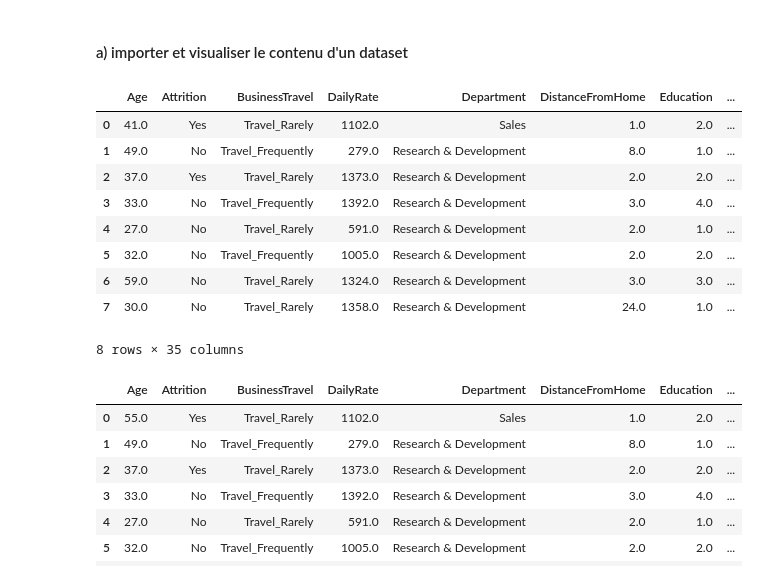
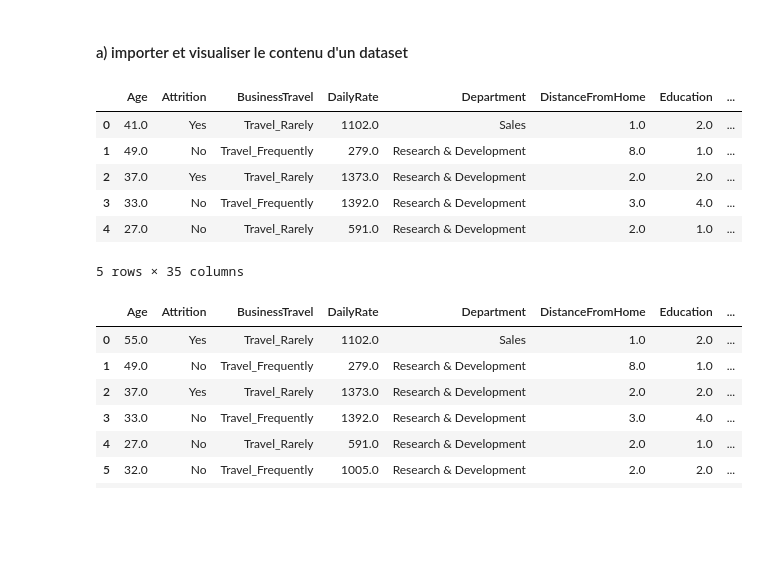
Before and after one commit to ferrorra/DataMining, a Jupyter notebook: Projet/Partie1/EDA.ipynb, the cells around one changed output. Cells and saved outputs as stored; diff of their text form; code cells hidden in the pictures; blank space fills up the shorter version.

```diff
--- a/Projet/Partie1/EDA.ipynb
+++ b/Projet/Partie1/EDA.ipynb
@@ -13,18 +13,15 @@ warnings.filterwarnings("ignore")
 #### a) importer et visualiser le contenu d'un dataset
 # %%
 df = pd.read_excel("Dataset1_ HR-EmployeeAttrition.xlsx")
-df.head(8)
+df.head()
 # %% [output]
 |  | Age | Attrition | BusinessTravel | DailyRate | Department | DistanceFromHome | Education | ... |
 | 0 | 41.0 | Yes | Travel_Rarely | 1102.0 | Sales | 1.0 | 2.0 | ... |
 | 1 | 49.0 | No | Travel_Frequently | 279.0 | Research & Development | 8.0 | 1.0 | ... |
 | 2 | 37.0 | Yes | Travel_Rarely | 1373.0 | Research & Development | 2.0 | 2.0 | ... |
 | 3 | 33.0 | No | Travel_Frequently | 1392.0 | Research & Development | 3.0 | 4.0 | ... |
 | 4 | 27.0 | No | Travel_Rarely | 591.0 | Research & Development | 2.0 | 1.0 | ... |
-| 5 | 32.0 | No | Travel_Frequently | 1005.0 | Research & Development | 2.0 | 2.0 | ... |
-| 6 | 59.0 | No | Travel_Rarely | 1324.0 | Research & Development | 3.0 | 3.0 | ... |
-| 7 | 30.0 | No | Travel_Rarely | 1358.0 | Research & Development | 24.0 | 1.0 | ... |
-8 rows × 35 columns
+5 rows × 35 columns
 # %%
 df.iloc[0,0] =55.0
 df.head(8)
```
Also changed, not shown: parts of 3 cells of this notebook, 7 other files.
